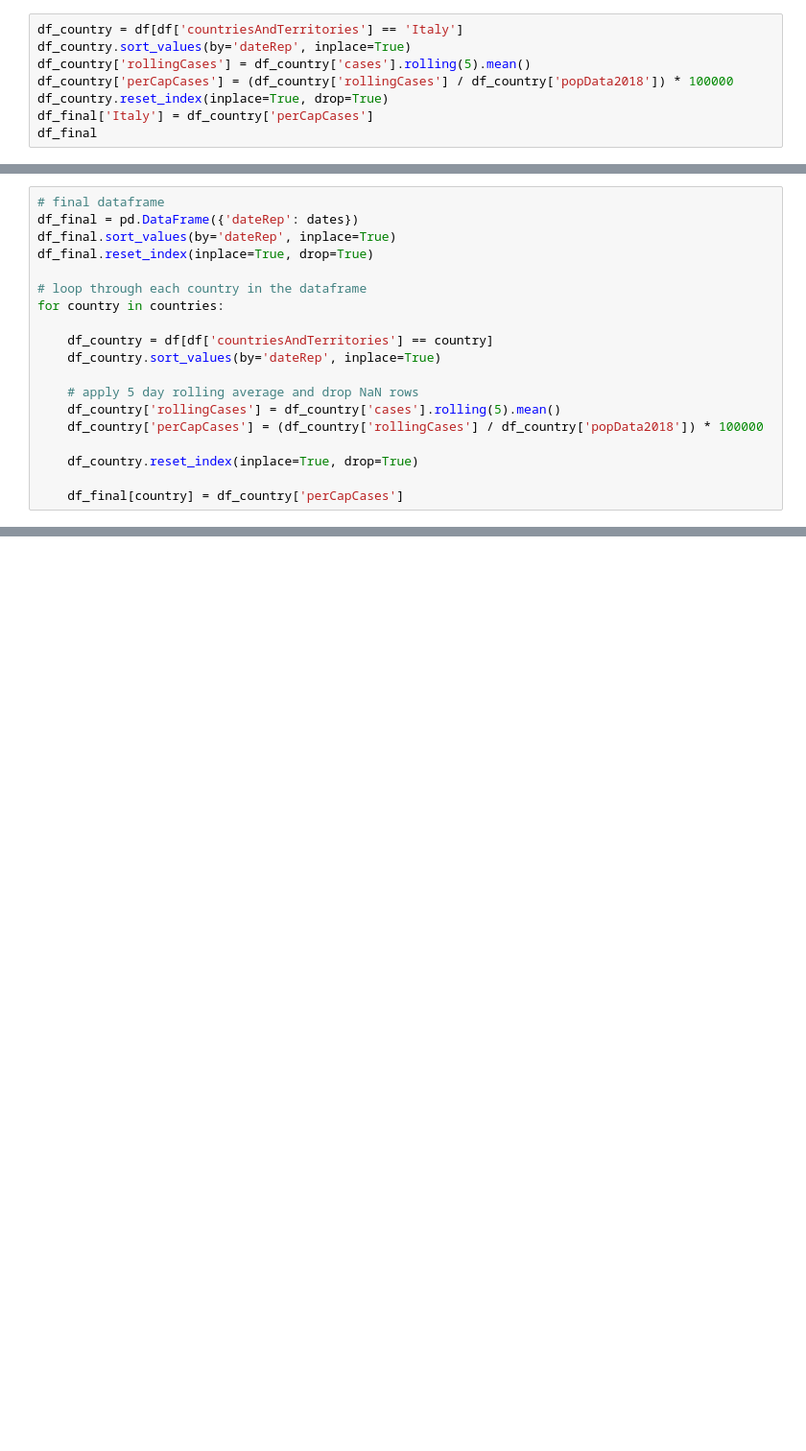
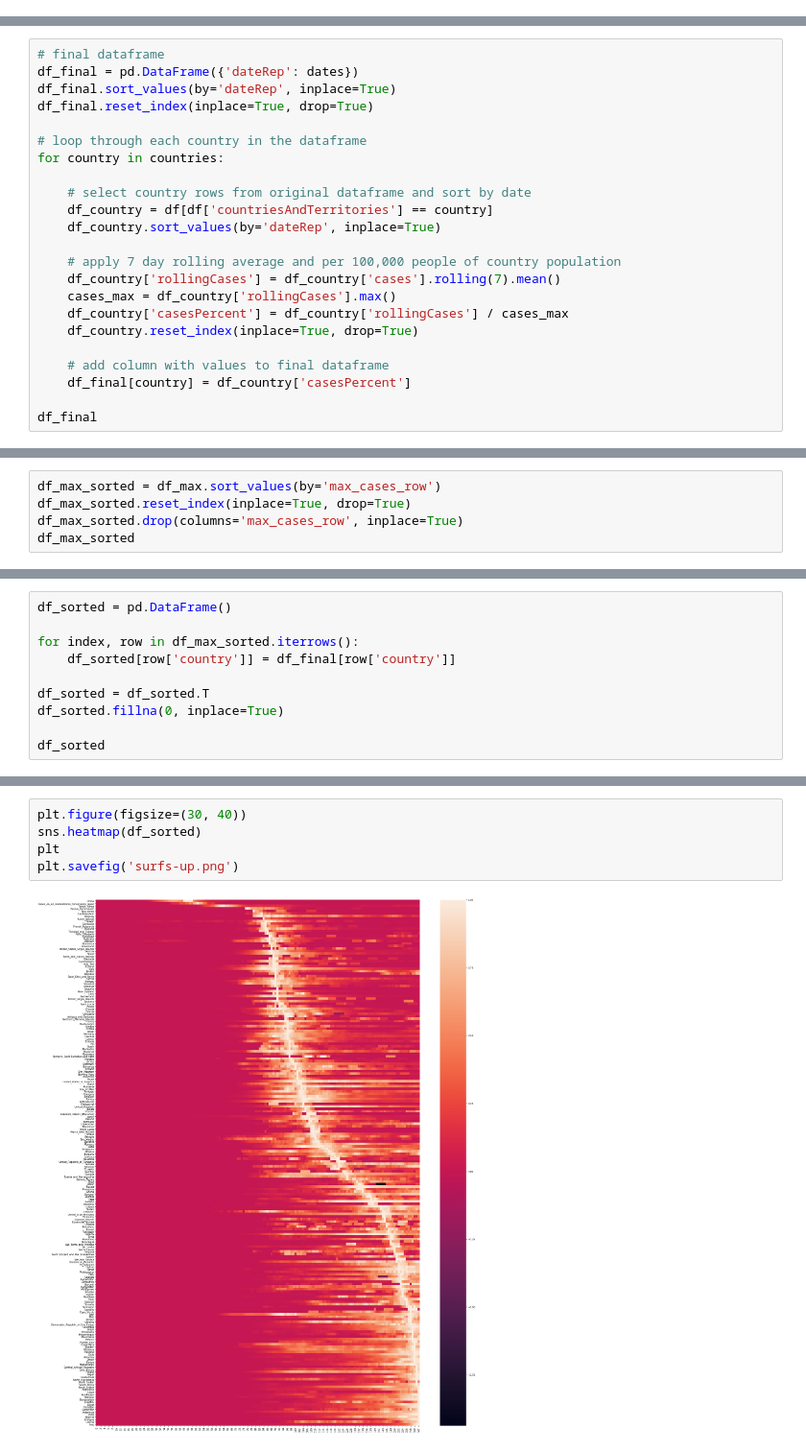
Before and after one commit to L0per/covid-waves, a Jupyter notebook: covid-waves.ipynb, the cells around one changed output, grey strips where cells are left out. Shown: that part at 96% size. Drawn from its saved outputs; the diff is of its cells as text; blank space fills up the shorter version.

Commit message:
initial heatmap completed

```diff
--- a/covid-waves.ipynb
+++ b/covid-waves.ipynb
@@ -68,8 +14,0 @@ df_final
-# %%
-df_country = df[df['countriesAndTerritories'] == 'Italy']
-df_country.sort_values(by='dateRep', inplace=True)
-df_country['rollingCases'] = df_country['cases'].rolling(5).mean()
-df_country['perCapCases'] = (df_country['rollingCases'] / df_country['popData2018']) * 100000
-df_country.reset_index(inplace=True, drop=True)
-df_final['Italy'] = df_country['perCapCases']
-df_final
@@ -110,16 +21,20 @@ df_final.reset_index(inplace=True, drop=True)
 # loop through each country in the dataframe
 for country in countries:
 
+    # select country rows from original dataframe and sort by date
     df_country = df[df['countriesAndTerritories'] == country]
     df_country.sort_values(by='dateRep', inplace=True)
 
-    # apply 5 day rolling average and drop NaN rows
-    df_country['rollingCases'] = df_country['cases'].rolling(5).mean()
-    df_country['perCapCases'] = (df_country['rollingCases'] / df_country['popData2018']) * 100000
-
+    # apply 7 day rolling average and per 100,000 people of country population
+    df_country['rollingCases'] = df_country['cases'].rolling(7).mean()
+    cases_max = df_country['rollingCases'].max()
+    df_country['casesPercent'] = df_country['rollingCases'] / cases_max
     df_country.reset_index(inplace=True, drop=True)
 
-    df_final[country] = df_country['perCapCases']
+    # add column with values to final dataframe
+    df_final[country] = df_country['casesPercent']
+
+df_final
 # %% [output]
 A value is trying to be set on a copy of a slice from a DataFrame
 
@@ -152,0 +126,5 @@ df_final
+# %%
+df_max_sorted = df_max.sort_values(by='max_cases_row')
+df_max_sorted.reset_index(inplace=True, drop=True)
+df_max_sorted.drop(columns='max_cases_row', inplace=True)
+df_max_sorted
@@ -152,0 +145,10 @@ df_final
+# %%
+df_sorted = pd.DataFrame()
+
+for index, row in df_max_sorted.iterrows():
+    df_sorted[row['country']] = df_final[row['country']]
+
+df_sorted = df_sorted.T
+df_sorted.fillna(0, inplace=True)
+
+df_sorted
@@ -152,0 +169,7 @@ df_final
+# %%
+plt.figure(figsize=(30, 40))
+sns.heatmap(df_sorted)
+plt
+plt.savefig('surfs-up.png')
+# %% [output]
+[figure, added]
```
Also changed, not shown: parts of 12 cells of this notebook.
